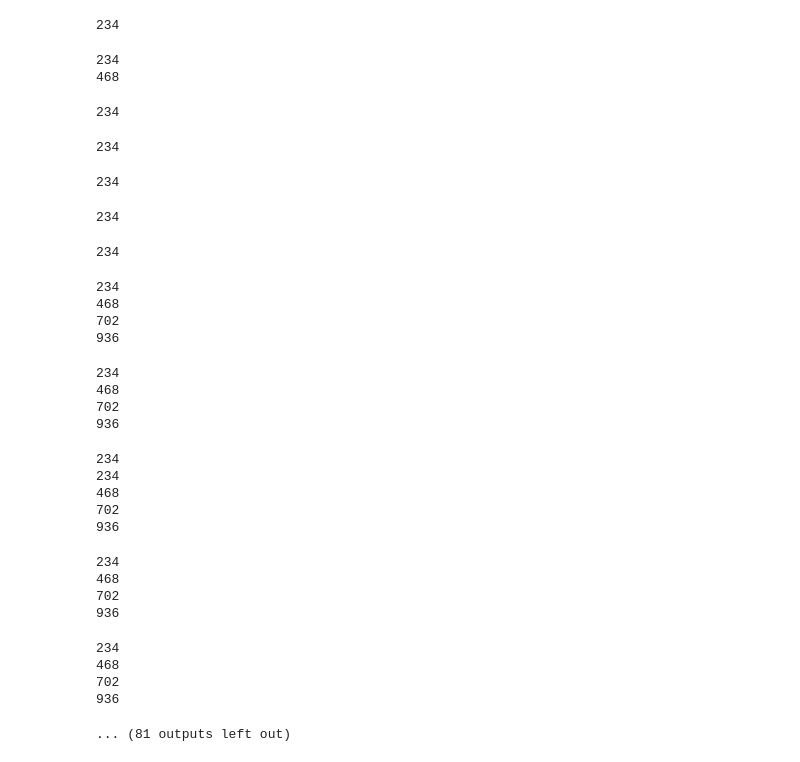
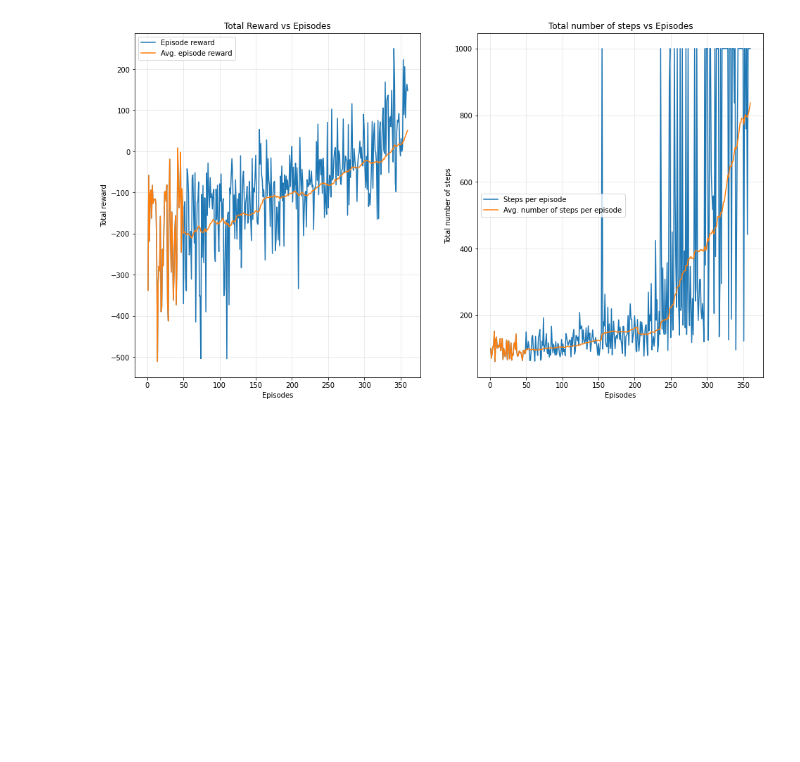
Before and after one commit to yeye-cyber/DL-project, a Jupyter notebook: problem_1.ipynb, the cells around one changed output. Saved outputs shown, nothing was run; the diff lists cells and outputs as text; code cells hidden in the pictures; blank space fills up the shorter version.

```diff
--- a/problem_1.ipynb
+++ b/problem_1.ipynb
@@ -22,6 +22,7 @@ Successfully built box2d-py
 Installing collected packages: box2d-py
 Successfully installed box2d-py-2.3.5
 # %%
+from torch.nn.functional import threshold
 
 from torch.nn.modules.linear import Linear
 from torch.nn.modules.activation import ReLU
@@ -184,7 +185,7 @@ env = gym.make('LunarLander-v2')
 env.reset()
 
 # Parameters
-N_episodes = 500                        # Number of episodes
+N_episodes = 500                      # Number of episodes
 discount_factor = 0.99                    # Value of the discount factor
 n_ep_running_average = 50                    # Running average of 50 episodes
 n_actions = env.action_space.n               # Number of available actions
@@ -195,6 +196,7 @@ N = 64
 lr=0.0001
 buffer_size = 15000
 target_update = round(buffer_size/N)
+avr_reward_threshold = 50
 # We will use these variables to compute the average episodic reward and
 # the average number of steps per episode
 episode_reward_list = []       # this list contains the total reward per episode
@@ -209,7 +211,7 @@ agent_DQN = DQNAgent(n_actions)
 
 main_network = DQN(dim_state, n_actions)
 target_network = DQN(dim_state, n_actions)
-target_network.load_state_dict(main_network.state_dict())
+#target_network.load_state_dict(main_network.state_dict())
 optimizer = optim.Adam(main_network.parameters(), lr)
 
 ### Training process
@@ -293,76 +295,53 @@ for i in EPISODES:
         state = next_state
         t+= 1
         if  t % target_update == 0:
-            print(t)
             target_network.load_state_dict(main_network.state_dict())
 
     # Append episode reward and total number of steps
     episode_reward_list.append(total_episode_reward)
     episode_number_of_steps.append(t)
+
+    #
+
+
+
+
 
     # Close environment
     env.close()
 
     # Updates the tqdm update bar with fresh information
     # (episode number, total reward of the last episode, total number of Steps
     # of the last episode, average reward, average number of steps)
     EPISODES.set_description(
         "Episode {} - Reward/Steps: {:.1f}/{} - Avg. Reward/Steps: {:.1f}/{}".format(
         i, total_episode_reward, t,
         running_average(episode_reward_list, n_ep_running_average)[-1],
         running_average(episode_number_of_steps, n_ep_running_average)[-1]))
 
+    if running_average(episode_reward_list, n_ep_running_average)[-1] > avr_reward_threshold:
+      break
 
-
-
+torch.save(main_network.network, 'neural-network-1.pth')
 # Plot Rewards and steps
 fig, ax = plt.subplots(nrows=1, ncols=2, figsize=(16, 9))
-ax[0].plot([i for i in range(1, N_episodes+1)], episode_reward_list, label='Episode reward')
-ax[0].plot([i for i in range(1, N_episodes+1)], running_average(
+ax[0].plot([i for i in range(1, i+2)], episode_reward_list, label='Episode reward')
+ax[0].plot([i for i in range(1, i+2)], running_average(
     episode_reward_list, n_ep_running_average), label='Avg. episode reward')
 ax[0].set_xlabel('Episodes')
 ax[0].set_ylabel('Total reward')
 ax[0].set_title('Total Reward vs Episodes')
 ax[0].legend()
 ax[0].grid(alpha=0.3)
 
-ax[1].plot([i for i in range(1, N_episodes+1)], episode_number_of_steps, label='Steps per episode')
-ax[1].plot([i for i in range(1, N_episodes+1)], running_average(
+ax[1].plot([i for i in range(1,i+2)], episode_number_of_steps, label='Steps per episode')
+ax[1].plot([i for i in range(1, i+2)], running_average(
     episode_number_of_steps, n_ep_running_average), label='Avg. number of steps per episode')
 ax[1].set_xlabel('Episodes')
 ax[1].set_ylabel('Total number of steps')
 ax[1].set_title('Total number of steps vs Episodes')
 ax[1].legend()
 ax[1].grid(alpha=0.3)
 plt.show()
 # %% [output]
-234
-234
-468
-234
-234
-234
-234
-234
-234
-468
-702
-936
-234
-468
-702
-936
-234
-234
-468
-702
-936
-234
-468
-702
-936
-234
-468
-702
-936
-... (81 outputs left out)
+[figure, added]
```
Also changed, not shown: parts of 2 cells of this notebook.
